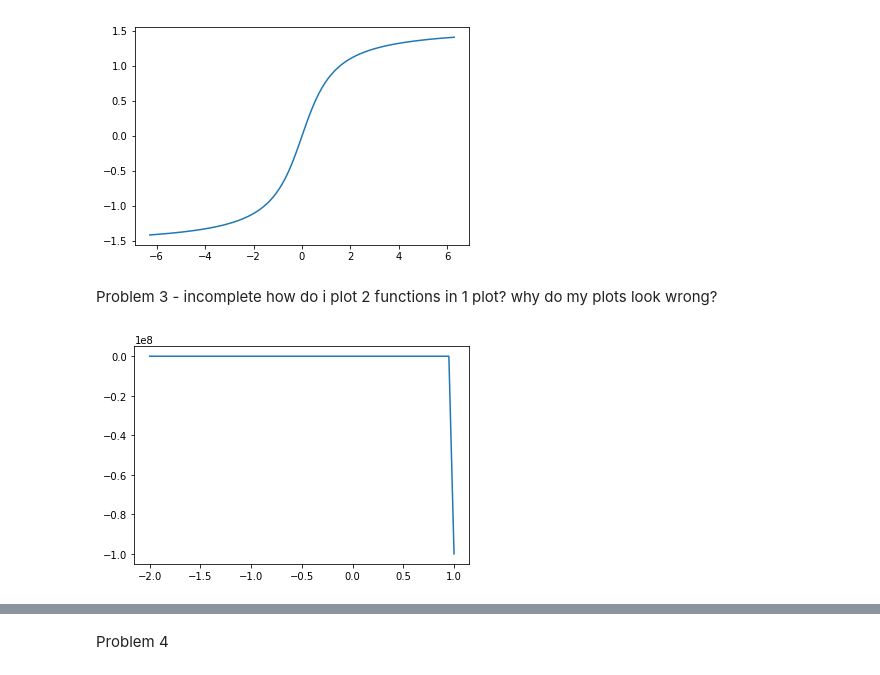
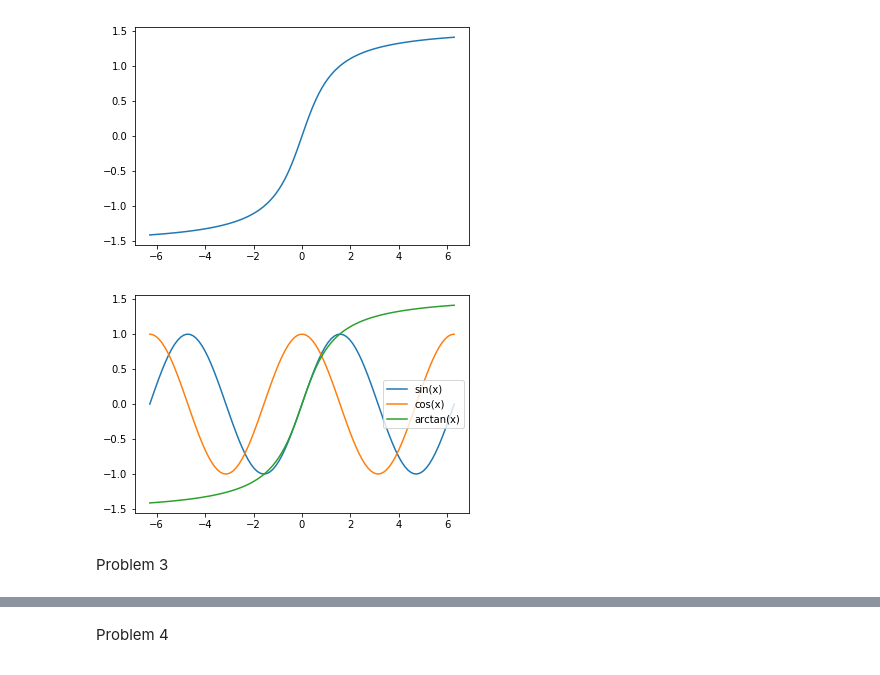
Before and after one commit to kendrarobbins/BootCamp2018, a Jupyter notebook: ProbSets/Comp/ProbSet2/Comp PS2 Solutions.ipynb, the cells around one changed output, grey strips where cells are left out. Cells and saved outputs as stored; diff of their text form; code cells hidden in the pictures.

```diff
--- a/ProbSets/Comp/ProbSet2/Comp PS2 Solutions.ipynb
+++ b/ProbSets/Comp/ProbSet2/Comp PS2 Solutions.ipynb
@@ -27,3 +30,5 @@ np.pi = p
+# %%
+p = np.pi
 # %%
 x=np.linspace(-2*p, 2*p, 100)
 # %%
@@ -41,7 +46,17 @@ plt.plot(x, np.arctan(x))
 # %% [output]
 [<matplotlib.lines.Line2D at 0x...>]
 [figure]
-# %% [markdown]
-Problem 3 - incomplete
-how do i plot 2 functions in 1 plot? why do my plots look wrong?
+# %%
+def trig():
+
+    plt.plot(x, np.sin(x), label = 'sin(x)')
+    plt.plot(x, np.cos(x), label = 'cos(x)')
+    plt.plot(x, np.arctan(x), label = 'arctan(x)')
+    plt.legend()
+
+trig()
+# %% [output]
+[figure, added]
+# %% [markdown]
+Problem 3
 # %%
@@ -53,4 +65,0 @@ E1 = 1/(D1-1)
-# %%
-F1 = plt.plot(D1, E1)
-# %% [output]
-[figure, removed]
```
Also changed, not shown: parts of 73 cells of this notebook, 18 other files.
